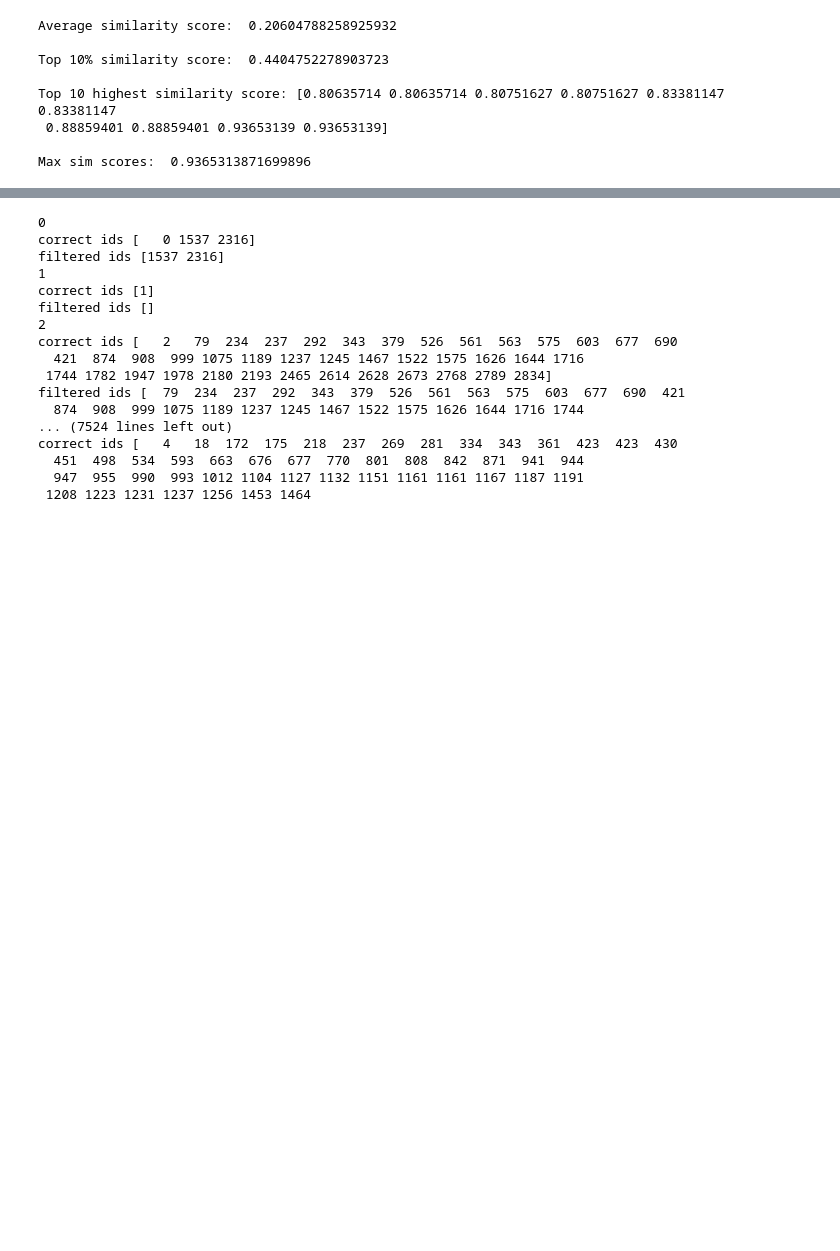
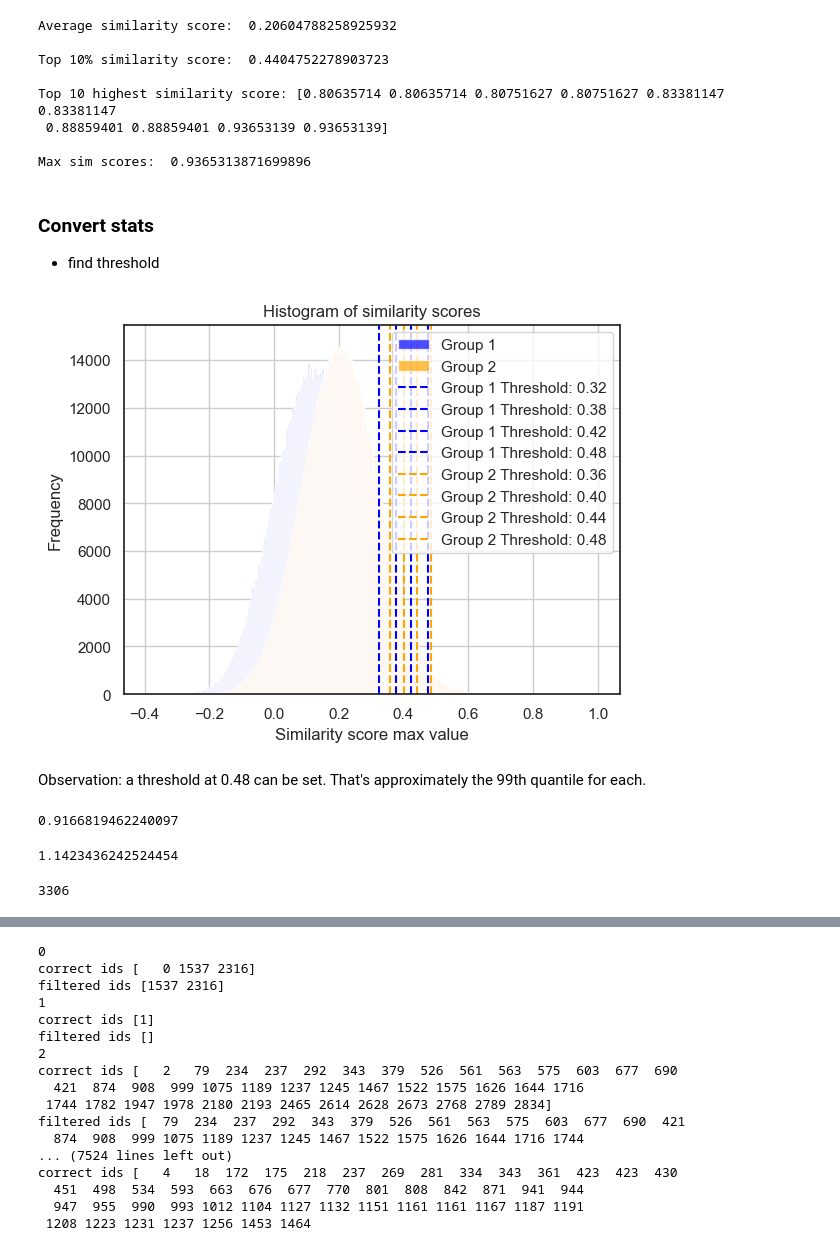
Before and after one commit to Kat-Gabi/Master_Thesis, a Jupyter notebook: notebooks/results_magface.ipynb, the cells around one changed output, grey strips where cells are left out. Drawn from its saved outputs; the diff is of its cells as text; code cells hidden in the pictures; blank space fills up the shorter version.

```diff
--- a/notebooks/results_magface.ipynb
+++ b/notebooks/results_magface.ipynb
@@ -305,3 +342,53 @@ Top 10 highest similarity score: [0.80635714 0.80635714 0.80751627 0.80751627 0.
  0.88859401 0.88859401 0.93653139 0.93653139]
 
 Max sim scores:  0.9365313871699896
+# %% [markdown]
+### Convert stats
++ find threshold
+# %%
+import numpy as np
+import matplotlib.pyplot as plt
+
+# Define quantiles
+quantiles = [90, 95, 97.5, 99]
+
+# Calculate threshold values for each group and each quantile
+thresholds_1 = [np.percentile(plot_sims, q) for q in quantiles]
+thresholds_2 = [np.percentile(plot_sims_a, q) for q in quantiles]
+
+# Plot histograms for both groups
+plt.hist(plot_sims, bins=len(sim_scores), color='blue', alpha=0.7, label='Group 1')
+plt.hist(plot_sims_a, bins=len(sim_scores_a), color='orange', alpha=0.7, label='Group 2')
+plt.title('Histogram of similarity scores')
+plt.xlabel('Similarity score max value')
+plt.ylabel('Frequency')
+
+# Plot threshold values for group 1
+for threshold in thresholds_1:
+    plt.axvline(x=threshold, color='blue', linestyle='--', label=f'Group 1 Threshold: {threshold:.2f}')
+
+# Plot threshold values for group 2
+for threshold in thresholds_2:
+    plt.axvline(x=threshold, color='orange', linestyle='--', label=f'Group 2 Threshold: {threshold:.2f}')
+
+plt.legend()
+plt.grid(True)
+plt.show()
+# %% [output]
+[figure, added]
+# %% [markdown]
+Observation: a threshold at 0.48 can be set. That's approximately the 99th quantile for each.
+# %%
+# How many ids above threshold? only approximatly 1% of the data? Does that approximately corresponds to how many mated samples there are?
+
+((np.sum(sim_scores > 0.48)-3306) / len(sim_scores.flatten()))*100
+# %% [output]
+0.9166819462240097
+# %%
+(np.sum(sim_scores_a > 0.48) / len(sim_scores_a.flatten()))*100
+# %% [output]
+1.1423436242524454
+# %%
+len(im_ids)
+# %% [output]
+3306
```
Also changed, not shown: parts of 8 cells of this notebook, 13 other files.
